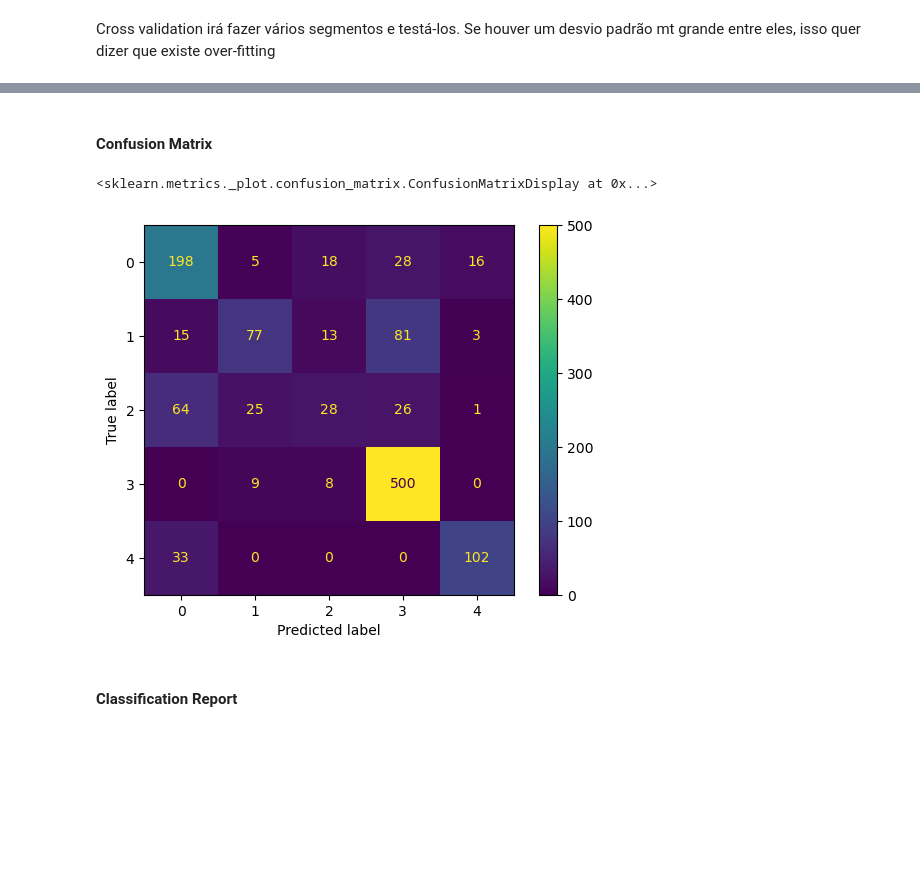
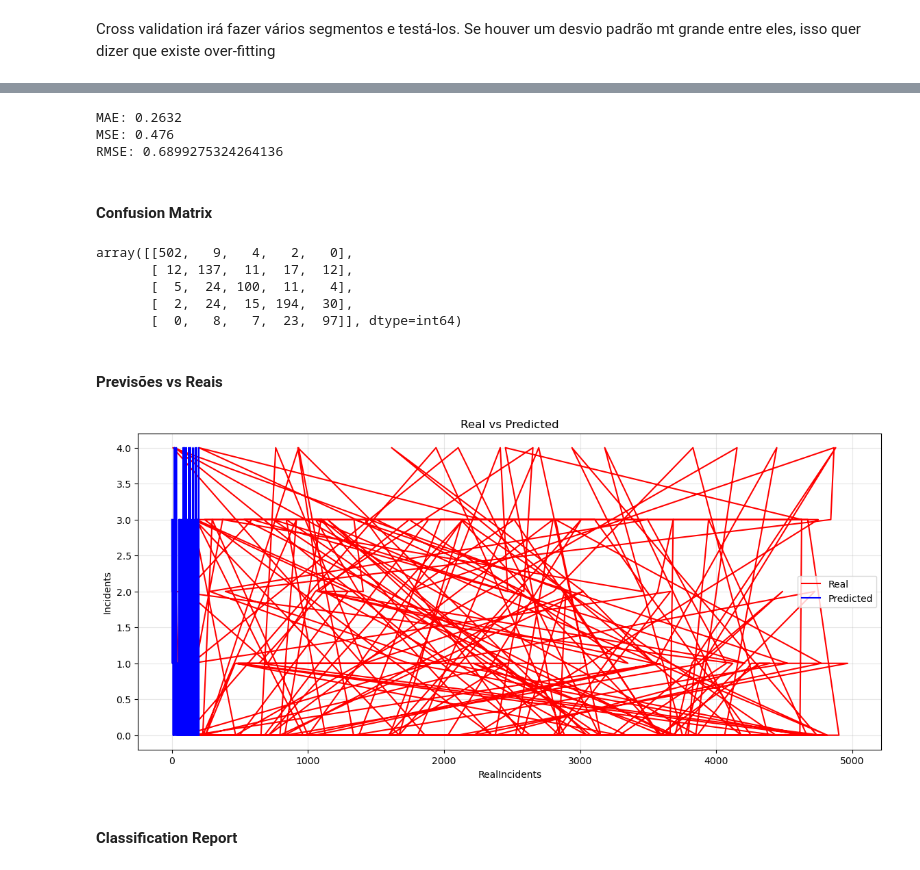
Before and after one commit to vascoliveira2511/DAA, a Jupyter notebook: competicao/incidentPrediction.ipynb, the cells around one changed output, grey strips where cells are left out. Saved outputs shown, nothing was run; the diff lists cells and outputs as text; code cells hidden in the pictures; blank space fills up the shorter version.

```diff
--- a/competicao/incidentPrediction.ipynb
+++ b/competicao/incidentPrediction.ipynb
@@ -490,13 +440,0 @@ Y_test.shape
-# %%
-def build_model(activation='relu', learning_rate=0.01):
-	model = Sequential()
-	model.add(Dense(16, input_dim=12, activation=activation))
-	model.add(Dense(6, activation=activation))
-	model.add(Dense(1, activation='relu'))
-
-	model.compile(loss='mae', optimizer=tf.optimizers.Adam(learning_rate), metrics=['mae','mse'])
-
-	return model
-
-model = build_model()
-model.summary()
@@ -579,4 +440,0 @@ from livelossplot import PlotLossesKerasTF
-# %%
-best_mlp_model = grid_search.best_estimator_
-
-best_mlp_model.fit(X_train, Y_train, epochs=100, validation_data=(X_test, Y_test), callbacks=[PlotLossesKerasTF()], verbose=1)
@@ -639,13 +440,0 @@ plt.scatter(y_test_unscaled, predictions_unscaled)
-# %%
-def real_predicted_viz(limit):
-    plt.figure(figsize=(14, 6))
-    plt.plot(y_test_unscaled[:limit], label='Real', color='red')
-    plt.plot(predictions_unscaled[:limit], label='Predicted', color='blue')
-    plt.grid(alpha=0.3)
-    plt.xlabel('RealIncidents')
-    plt.ylabel('Incidents')
-    plt.title('Real vs Predicted')
-    plt.legend()
-    plt.show()
-
-real_predicted_viz(200)
@@ -664,5 +507,7 @@ ValueError: Length of values (1000) does not match length of index (1206)
 # %% [markdown]
 ## Métricas de Qualidade
+# %%
+predictions = model.predict(X_test)
 # %% [markdown]
 #### Accuracy
 # %%
@@ -717,10 +547,38 @@ desvio padrão: 0.016141595680449667
+# %%
+print('MAE:', mean_absolute_error(Y_test, predictions))
+print('MSE:', mean_squared_error(Y_test, predictions))
+print('RMSE:', np.sqrt(mean_squared_error(Y_test, predictions)))
+# %% [output]
+MAE: 0.2632
+MSE: 0.476
+RMSE: 0.6899275324264136
 # %% [markdown]
 #### Confusion Matrix
-# %%
-plot_confusion_matrix(model, X_test, Y_test)
-# %% [output]
-<sklearn.metrics._plot.confusion_matrix.ConfusionMatrixDisplay at 0x...>
-[figure, removed]
+# %%
+confusion_matrix(Y_test, predictions)
+# %% [output]
+array([[502,   9,   4,   2,   0],
+       [ 12, 137,  11,  17,  12],
+       [  5,  24, 100,  11,   4],
+       [  2,  24,  15, 194,  30],
+       [  0,   8,   7,  23,  97]], dtype=int64)
+# %% [markdown]
+#### Previsões vs Reais
+# %%
+def real_predicted_viz(limit):
+    plt.figure(figsize=(14, 6))
+    plt.plot(Y_test[:limit], label='Real', color='red')
+    plt.plot(predictions[:limit], label='Predicted', color='blue')
+    plt.grid(alpha=0.3)
+    plt.xlabel('RealIncidents')
+    plt.ylabel('Incidents')
+    plt.title('Real vs Predicted')
+    plt.legend()
+    plt.show()
+
+real_predicted_viz(200)
+# %% [output]
+[figure, added]
 # %% [markdown]
 #### Classification Report
 # %%
```
Also changed, not shown: parts of 65 cells of this notebook.
